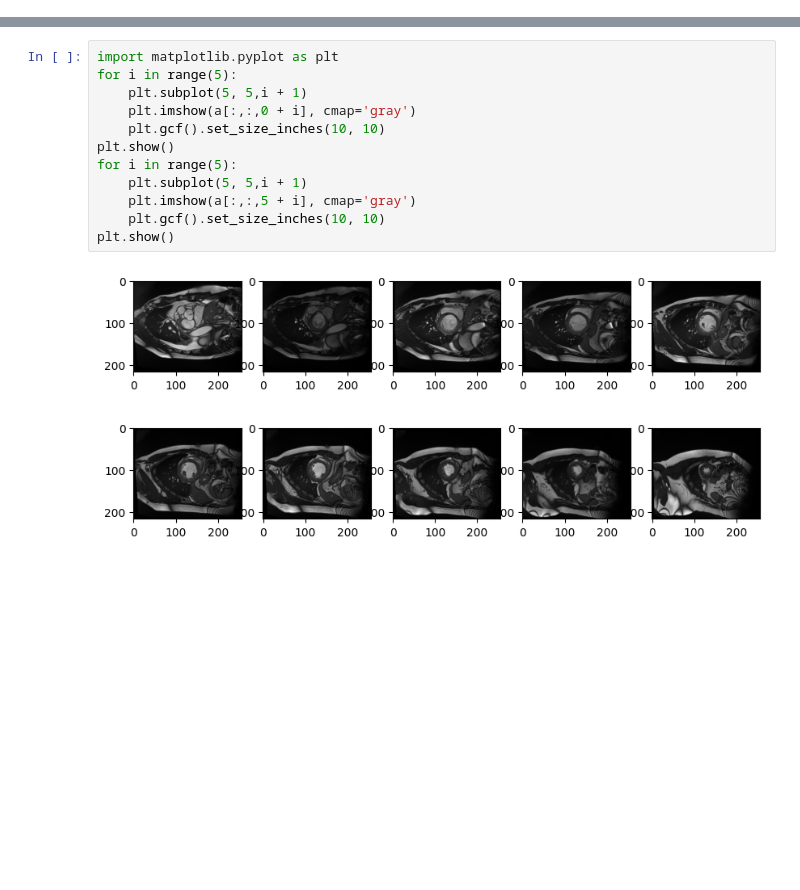
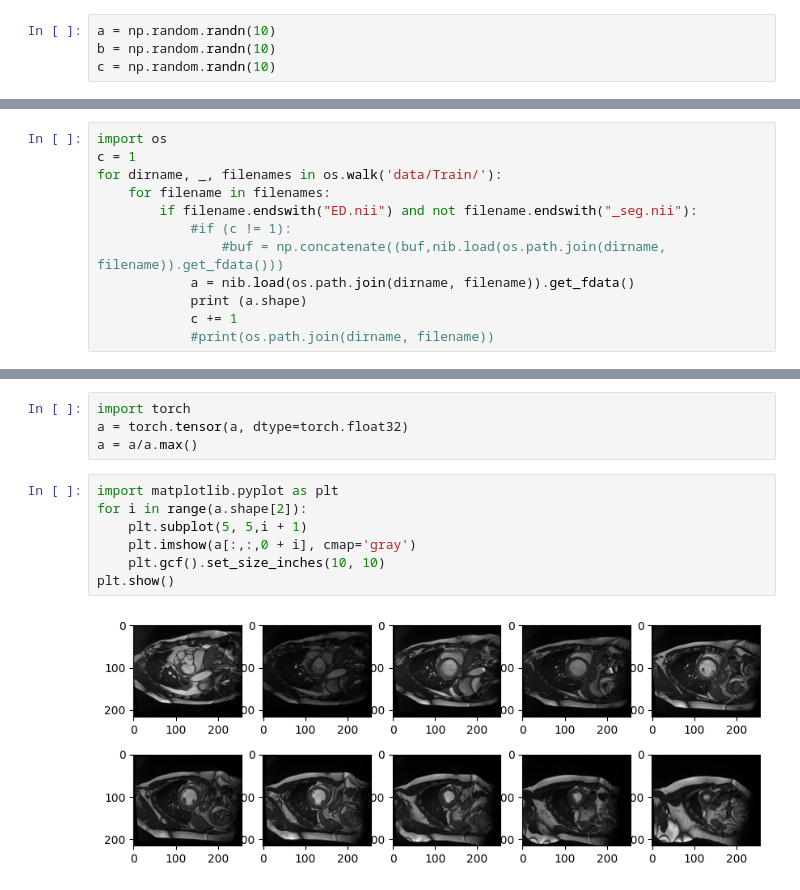
Before and after one commit to luizfysouza/IMA205, a Jupyter notebook: project.ipynb, the cells around one changed output, grey strips where cells are left out. Drawn from its saved outputs; the diff is of its cells as text; blank space fills up the shorter version.

```diff
--- a/project.ipynb
+++ b/project.ipynb
@@ -3,0 +8,4 @@ a = nib.load('data/Train/001/001_ES.nii').get_fdata()
+# %%
+a = np.random.randn(10)
+b = np.random.randn(10)
+c = np.random.randn(10)
@@ -3,0 +16,12 @@ a = nib.load('data/Train/001/001_ES.nii').get_fdata()
+# %%
+import os
+c = 1
+for dirname, _, filenames in os.walk('data/Train/'):
+    for filename in filenames:
+        if filename.endswith("ED.nii") and not filename.endswith("_seg.nii"):
+            #if (c != 1):
+                #buf = np.concatenate((buf,nib.load(os.path.join(dirname, filename)).get_fdata()))
+            a = nib.load(os.path.join(dirname, filename)).get_fdata()
+            print (a.shape)
+            c += 1
+            #print(os.path.join(dirname, filename))
@@ -4,15 +46,13 @@ a = nib.load('data/Train/001/001_ES.nii').get_fdata()
+# %%
+import torch
+a = torch.tensor(a, dtype=torch.float32)
+a = a/a.max()
 # %%
 import matplotlib.pyplot as plt
-for i in range(5):
+for i in range(a.shape[2]):
     plt.subplot(5, 5,i + 1)
     plt.imshow(a[:,:,0 + i], cmap='gray')
     plt.gcf().set_size_inches(10, 10)
 plt.show()
-for i in range(5):
-    plt.subplot(5, 5,i + 1)
-    plt.imshow(a[:,:,5 + i], cmap='gray')
-    plt.gcf().set_size_inches(10, 10)
-plt.show()
 # %% [output]
-[figure, old version]
+[figure, new version]
-[figure, removed]
```
Also changed, not shown: parts of 19 cells of this notebook, 4 other files.
